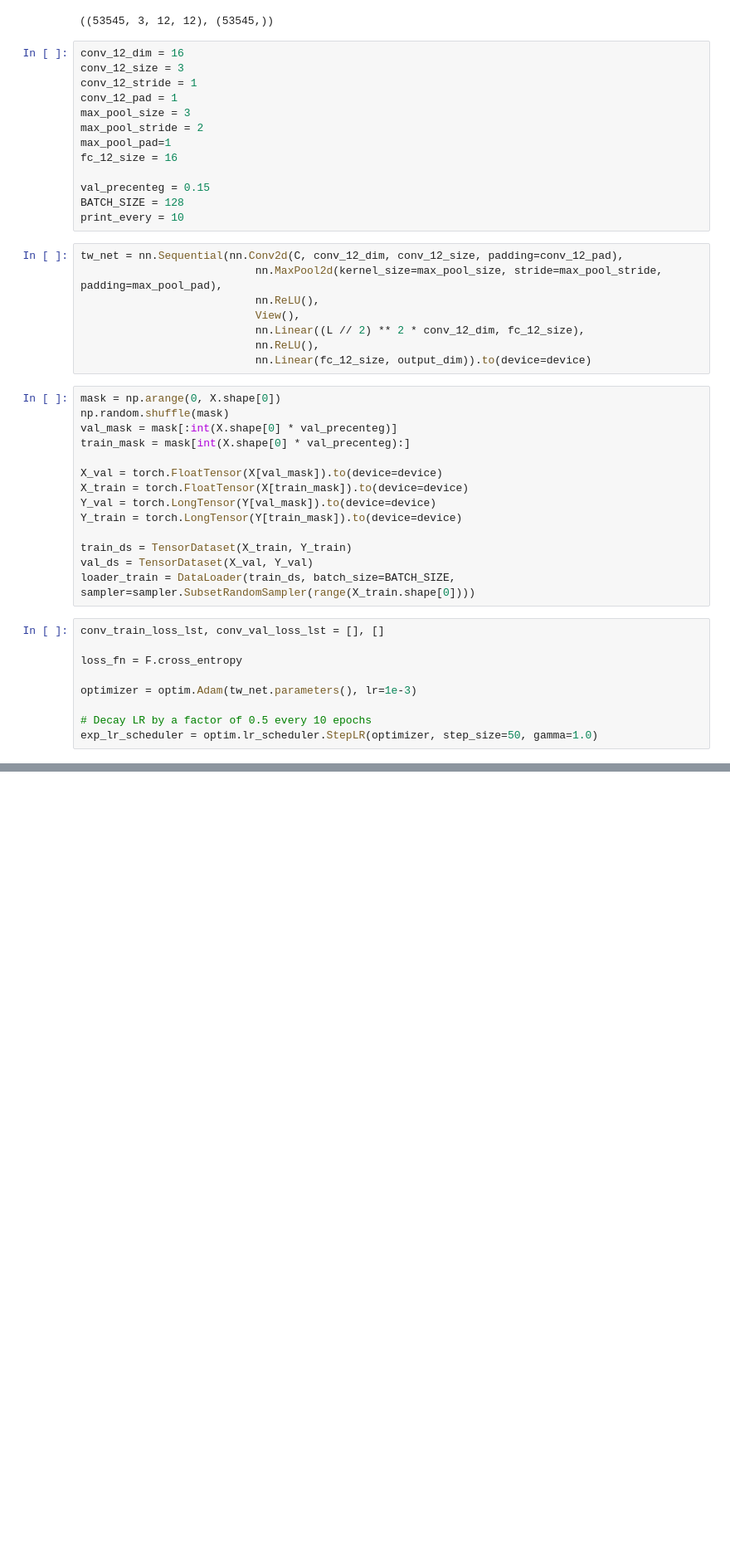
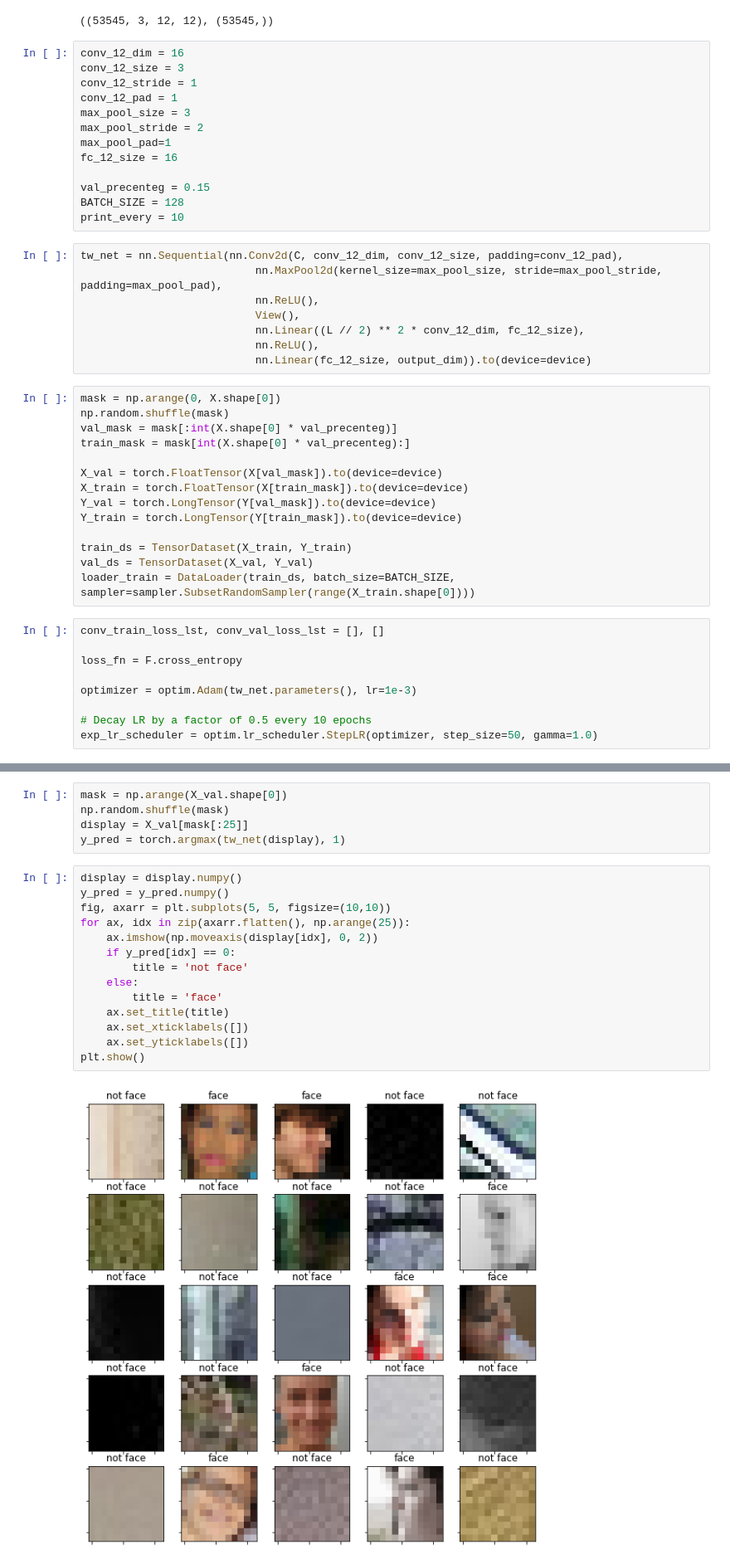
Before and after one commit to yohaiMagen/Deep_Learning_Course, a Jupyter notebook: Ex2/data_laoder.ipynb, the cells around one changed output, grey strips where cells are left out. Shown at 83% size. Cells and saved outputs as stored; diff of their text form; blank space fills up the shorter version.

```diff
--- a/Ex2/data_laoder.ipynb
+++ b/Ex2/data_laoder.ipynb
@@ -198,0 +193,21 @@ loss
+# %%
+mask = np.arange(X_val.shape[0])
+np.random.shuffle(mask)
+display = X_val[mask[:25]]
+y_pred = torch.argmax(tw_net(display), 1)
+# %%
+display = display.numpy()
+y_pred = y_pred.numpy()
+fig, axarr = plt.subplots(5, 5, figsize=(10,10))
+for ax, idx in zip(axarr.flatten(), np.arange(25)):
+    ax.imshow(np.moveaxis(display[idx], 0, 2))
+    if y_pred[idx] == 0:
+        title = 'not face'
+    else:
+        title = 'face'
+    ax.set_title(title)
+    ax.set_xticklabels([])
+    ax.set_yticklabels([])
+plt.show()
+# %% [output]
+[figure, added]
```
Also changed, not shown: parts of 5 cells of this notebook.
